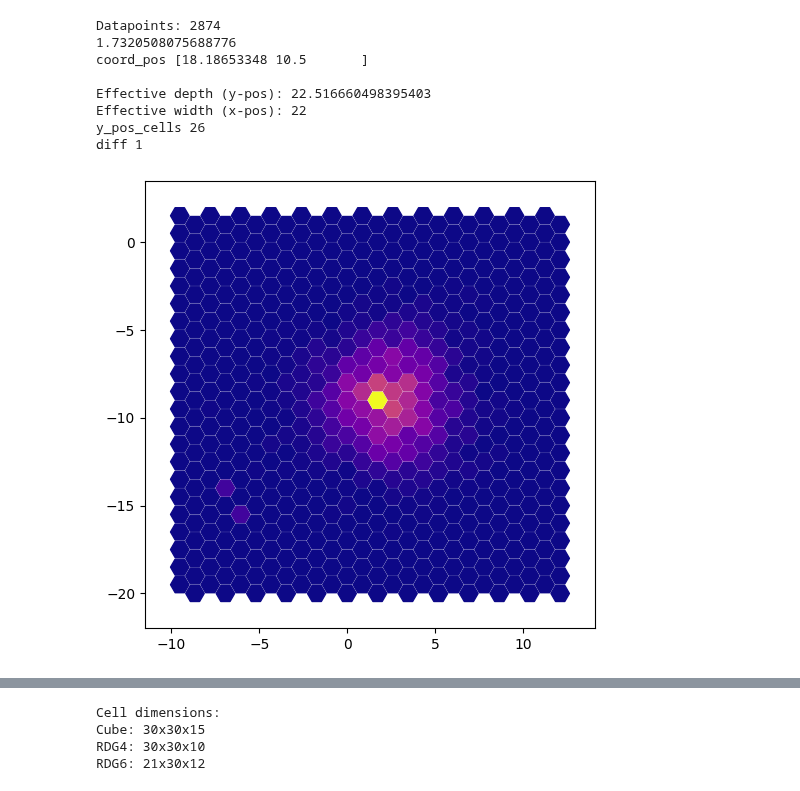
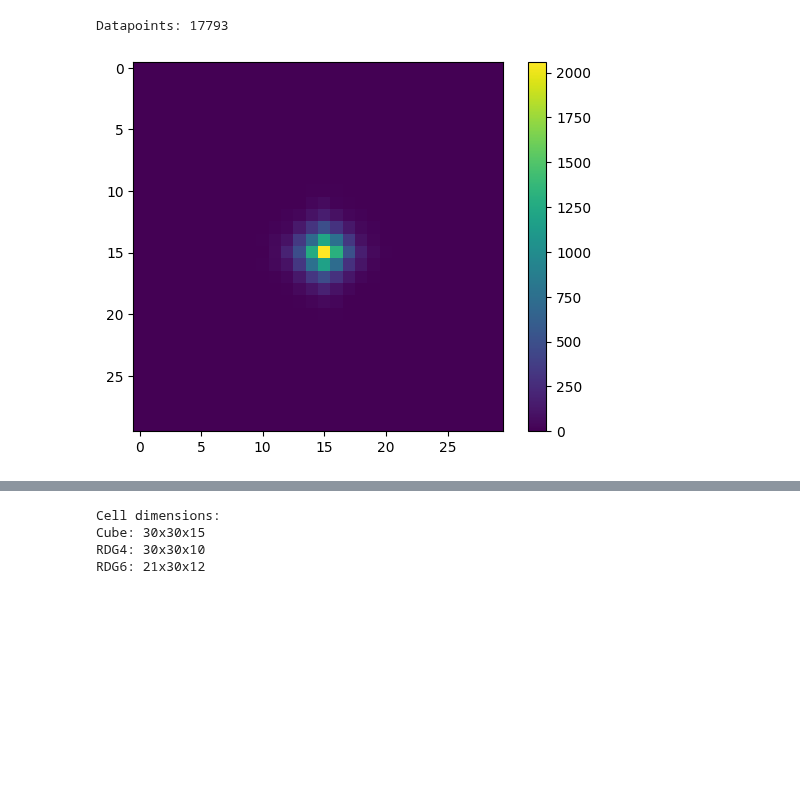
Before and after one commit to g-nilsson/spatial_discretizations_impact_on_simulations, a Jupyter notebook: stat_analysis.ipynb, the cells around one changed output, grey strips where cells are left out. Saved outputs shown, nothing was run; the diff lists cells and outputs as text; code cells hidden in the pictures; blank space fills up the shorter version.

Commit message:
Collected data for 30x30x15 Cube sim

```diff
--- a/stat_analysis.ipynb
+++ b/stat_analysis.ipynb
@@ -299,17 +299,10 @@ def calc_variance(N, nu, threshold, shape_name, print_output=False):
 
     return overall_var, var_x_pos, var_y_pos, mean_x_pos, mean_y_pos
 # %%
-visualize_data(40, 6, 0.001, "RDG6")
+visualize_data(15, 6, 0.001, "Cube")
 # %% [output]
-Datapoints: 2874
-1.7320508075688776
-coord_pos [18.18653348 10.5       ]
-
-Effective depth (y-pos): 22.516660498395403
-Effective width (x-pos): 22
-y_pos_cells 26
-diff 1
+Datapoints: 17793
-[figure, old version]
+[figure, new version]
 # %%
 calc_variance(50, 6, 0.001, "RDG6", True);
 # %% [output]
```
Also changed, not shown: parts of 1 cell of this notebook, 3 other files.
